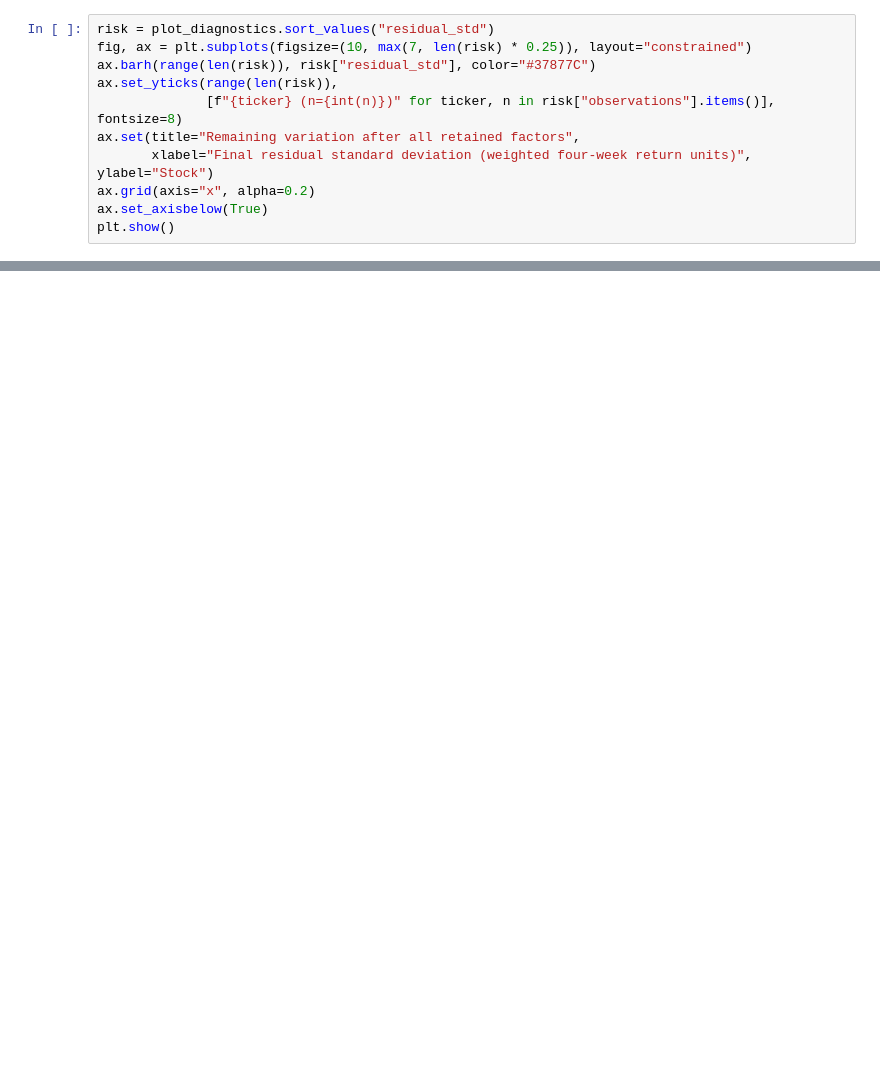
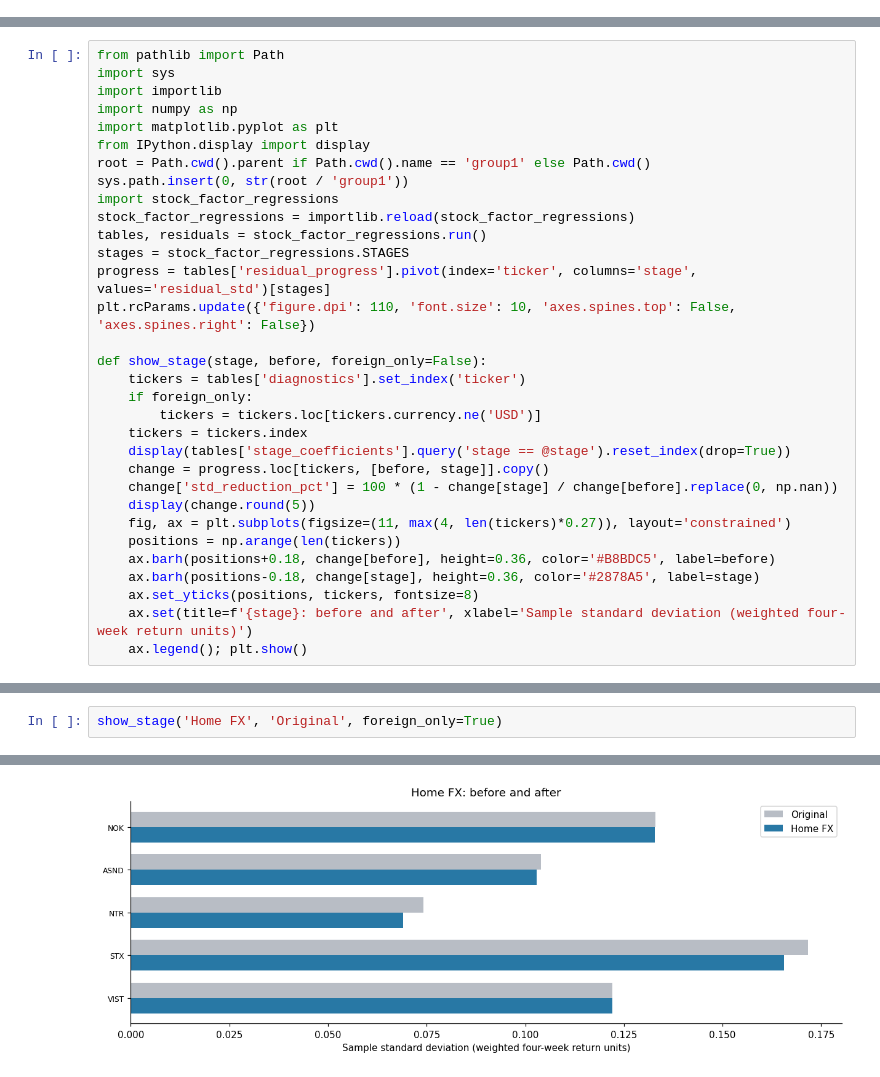
Before and after one commit to josephruocco/QPMFall26, a Jupyter notebook: group1/Stock_Factor_Regressions.ipynb, the cells around one changed output, grey strips where cells are left out. Cells and saved outputs as stored; diff of their text form; blank space fills up the shorter version.

Commit message:
Update Group 1 block regressions and add covariance PCA

```diff
--- a/group1/Stock_Factor_Regressions.ipynb
+++ b/group1/Stock_Factor_Regressions.ipynb
@@ -420,11 +0,0 @@ Stocks are ranked by their final residual sample standard deviation (ddof = 1).
-# %%
-risk = plot_diagnostics.sort_values("residual_std")
-fig, ax = plt.subplots(figsize=(10, max(7, len(risk) * 0.25)), layout="constrained")
-ax.barh(range(len(risk)), risk["residual_std"], color="#37877C")
-ax.set_yticks(range(len(risk)),
-              [f"{ticker} (n={int(n)})" for ticker, n in risk["observations"].items()], fontsize=8)
-ax.set(title="Remaining variation after all retained factors",
-       xlabel="Final residual standard deviation (weighted four-week return units)", ylabel="Stock")
-ax.grid(axis="x", alpha=0.2)
-ax.set_axisbelow(True)
-plt.show()
@@ -533,0 +7,32 @@ residuals["stagger_1"]
+# %%
+from pathlib import Path
+import sys
+import importlib
+import numpy as np
+import matplotlib.pyplot as plt
+from IPython.display import display
+root = Path.cwd().parent if Path.cwd().name == 'group1' else Path.cwd()
+sys.path.insert(0, str(root / 'group1'))
+import stock_factor_regressions
+stock_factor_regressions = importlib.reload(stock_factor_regressions)
+tables, residuals = stock_factor_regressions.run()
+stages = stock_factor_regressions.STAGES
+progress = tables['residual_progress'].pivot(index='ticker', columns='stage', values='residual_std')[stages]
+plt.rcParams.update({'figure.dpi': 110, 'font.size': 10, 'axes.spines.top': False, 'axes.spines.right': False})
+
+def show_stage(stage, before, foreign_only=False):
+    tickers = tables['diagnostics'].set_index('ticker')
+    if foreign_only:
+        tickers = tickers.loc[tickers.currency.ne('USD')]
+    tickers = tickers.index
+    display(tables['stage_coefficients'].query('stage == @stage').reset_index(drop=True))
+    change = progress.loc[tickers, [before, stage]].copy()
+    change['std_reduction_pct'] = 100 * (1 - change[stage] / change[before].replace(0, np.nan))
+    display(change.round(5))
+    fig, ax = plt.subplots(figsize=(11, max(4, len(tickers)*0.27)), layout='constrained')
+    positions = np.arange(len(tickers))
+    ax.barh(positions+0.18, change[before], height=0.36, color='#B8BDC5', label=before)
+    ax.barh(positions-0.18, change[stage], height=0.36, color='#2878A5', label=stage)
+    ax.set_yticks(positions, tickers, fontsize=8)
+    ax.set(title=f'{stage}: before and after', xlabel='Sample standard deviation (weighted four-week return units)')
+    ax.legend(); plt.show()
@@ -533,0 +46,3 @@ residuals["stagger_1"]
+# %%
+show_stage('Home FX', 'Original', foreign_only=True)
+# %% [output]
@@ -533,0 +62 @@ residuals["stagger_1"]
+[figure, added]
```
Also changed, not shown: parts of 56 cells of this notebook, 25 other files.
